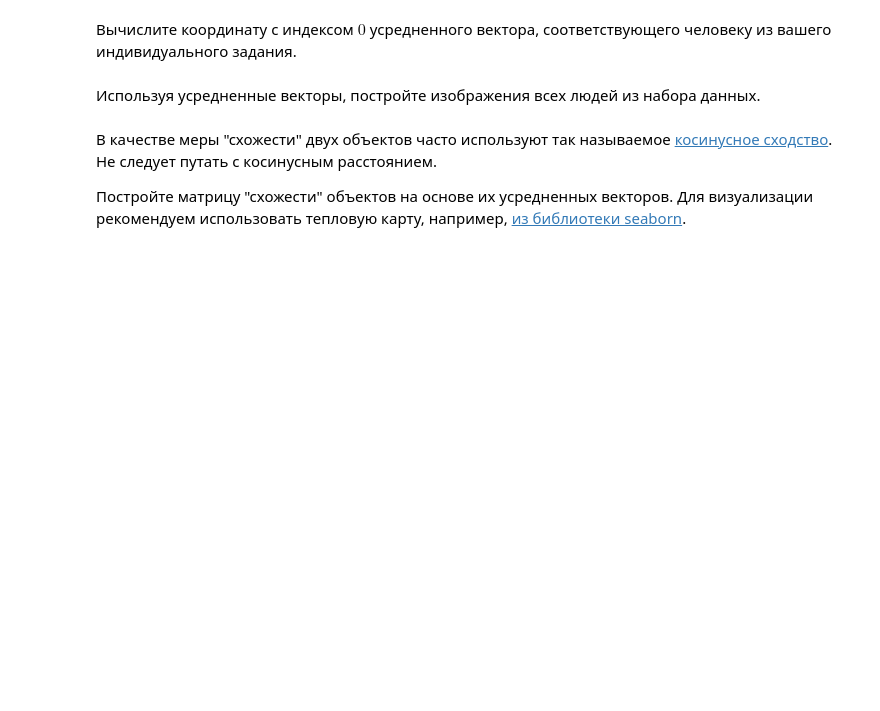
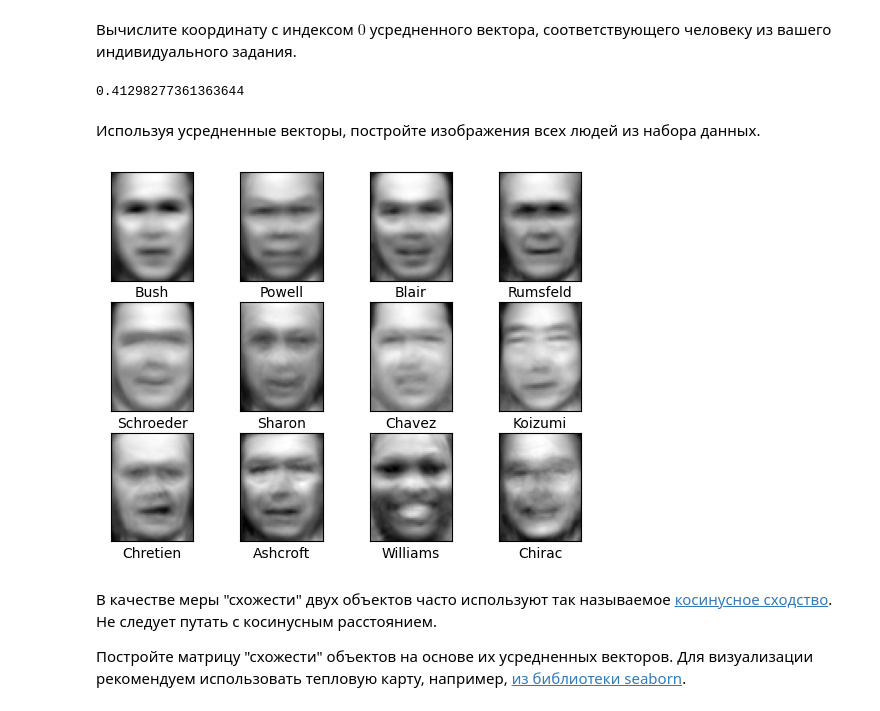
Before and after one commit to muzafarovdan/MyEducation, a Jupyter notebook: ML_OE/SVM.ipynb, the cells around one changed output. Cells and saved outputs as stored; diff of their text form; code cells hidden in the pictures; blank space fills up the shorter version.

```diff
--- a/ML_OE/SVM.ipynb
+++ b/ML_OE/SVM.ipynb
@@ -62,0 +90,4 @@ plt.axis('off')
+# %%
+df_col = df['label'].value_counts(1)
+df_col = df_col.index
+df_col
@@ -66,0 +101,6 @@ plt.axis('off')
+# %%
+df_photo = pd.DataFrame()
+
+for i in range(len(df_col)):
+        df_photo[i] = df[df['label'] == df_col[i]].mean()
+df_photo.head(10)
@@ -66,0 +119,4 @@ plt.axis('off')
+# %%
+df_photo= df_photo.T
+df_photo['label'] = df_col
+df_photo
@@ -71,2 +140,6 @@ plt.axis('off')
+# %%
+df_photo[df_photo['label'] == 'Serena Williams'].iloc[0,0]
+# %% [output]
+0.41298277361363644
 # %% [markdown]
 Используя усредненные векторы, постройте изображения всех людей из набора данных.
@@ -75,3 +146,13 @@ plt.axis('off')
+# %%
+fig, ax = plt.subplots(3, 4)
+for i, axi in enumerate(ax.flat):
+    img, lbl = get_img_by_row(df_photo.iloc[i])
+    axi.imshow(img, cmap='gray')
+    axi.set(xticks=[], yticks=[],
+            xlabel=lbl.split()[-1])
+plt.savefig('persons_pics_img_for_description.png', dpi = 100, bbox_inches='tight')
+# %% [output]
+[figure, added]
 # %% [markdown]
 В качестве меры "схожести" двух объектов часто используют так называемое [косинусное сходство](https://en.wikipedia.org/wiki/Cosine_similarity). Не следует путать с косинусным расстоянием.
 
```
Also changed, not shown: parts of 42 cells of this notebook, 2 other files.
